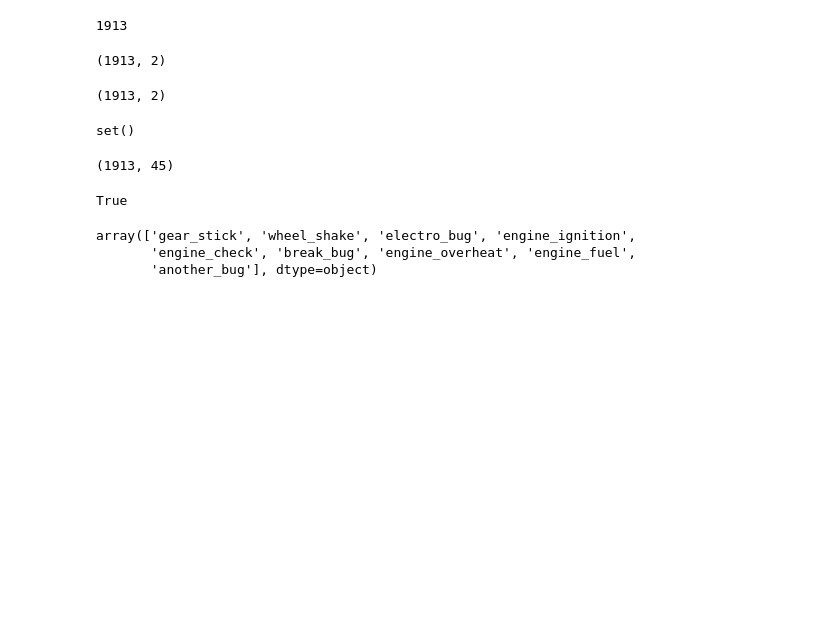
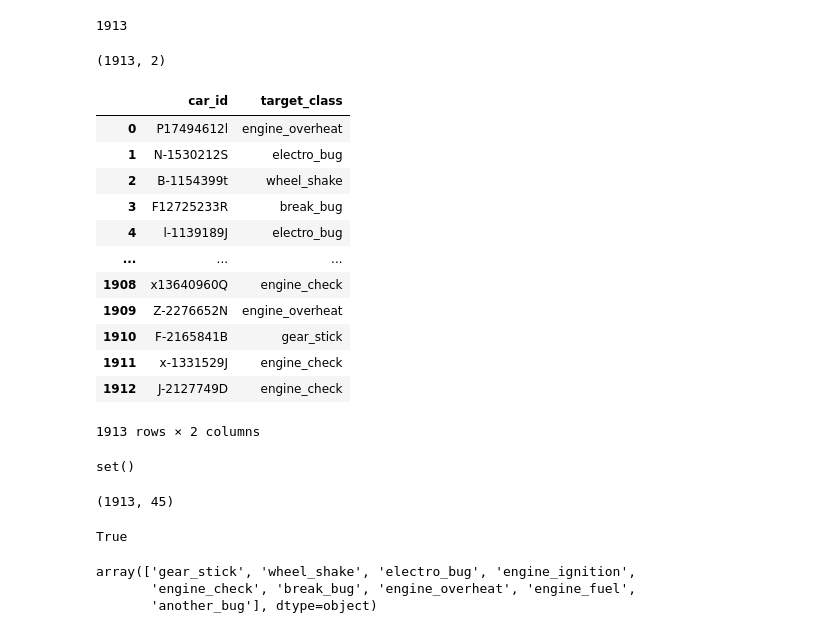
Before and after one commit to nedokormysh/Stepik_Competitive_DS, a Jupyter notebook: Competitive_ML2_4_dirty.ipynb, the cells around one changed output. Saved outputs shown, nothing was run; the diff lists cells and outputs as text; code cells hidden in the pictures; blank space fills up the shorter version.

```diff
--- a/Competitive_ML2_4_dirty.ipynb
+++ b/Competitive_ML2_4_dirty.ipynb
@@ -806,9 +816,21 @@ sample_submission.shape
 # %% [output]
 (1913, 2)
 # %%
-sub_ct.shape
+sub_ct
 # %% [output]
+|  | car_id | target_class |
+| 0 | P17494612l | engine_overheat |
+| 1 | N-1530212S | electro_bug |
+| 2 | B-1154399t | wheel_shake |
+| 3 | F12725233R | break_bug |
+| 4 | l-1139189J | electro_bug |
+| ... | ... | ... |
+| 1908 | x13640960Q | engine_check |
+| 1909 | Z-2276652N | engine_overheat |
+| 1910 | F-2165841B | gear_stick |
+| 1911 | x-1331529J | engine_check |
+| 1912 | J-2127749D | engine_check |
-(1913, 2)
+1913 rows × 2 columns
 # %%
 A = set(sample_submission.columns)
 B = set(test.columns)
```
Also changed, not shown: parts of 5 cells of this notebook.
